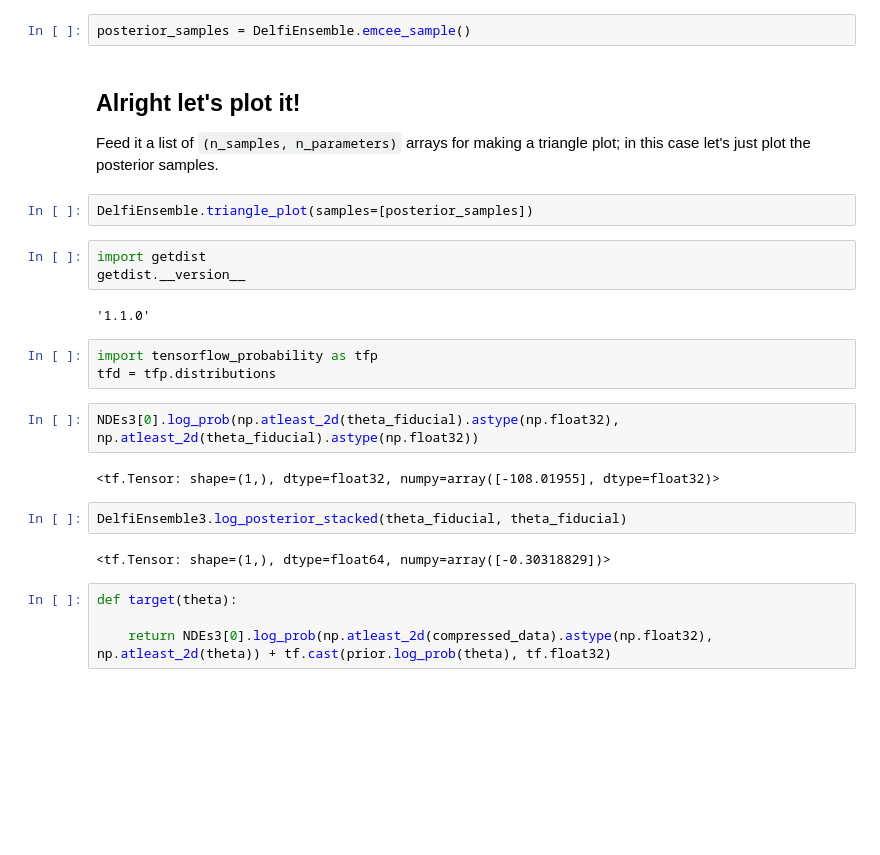
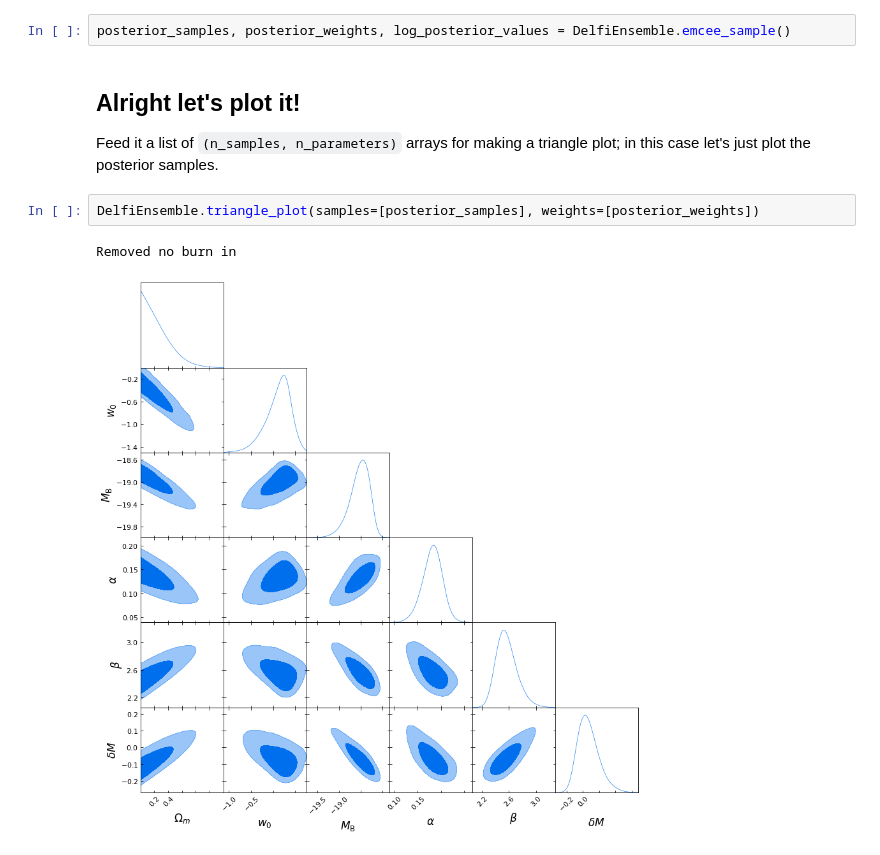
Before and after one commit to justinalsing/pydelfi, a Jupyter notebook: examples/jla_sne.ipynb, the cells around one changed output. Saved outputs shown, nothing was run; the diff lists cells and outputs as text; blank space fills up the shorter version.

```diff
--- a/examples/jla_sne.ipynb
+++ b/examples/jla_sne.ipynb
@@ -154,29 +170,12 @@ IndexError: index 100 is out of bounds for axis 0 with size 100
 # %% [markdown]
 ## Sample the learned posterior
 # %%
-posterior_samples = DelfiEnsemble.emcee_sample()
+posterior_samples, posterior_weights, log_posterior_values = DelfiEnsemble.emcee_sample()
 # %% [markdown]
 ## Alright let's plot it!
 Feed it a list of `(n_samples, n_parameters)` arrays for making a triangle plot; in this case let's just plot the posterior samples.
 # %%
-DelfiEnsemble.triangle_plot(samples=[posterior_samples])
+DelfiEnsemble.triangle_plot(samples=[posterior_samples], weights=[posterior_weights])
+# %% [output]
+Removed no burn in
+[figure, added]
-# %%
-import getdist
-getdist.__version__
-# %% [output]
-'1.1.0'
-# %%
-import tensorflow_probability as tfp
-tfd = tfp.distributions
-# %%
-NDEs3[0].log_prob(np.atleast_2d(theta_fiducial).astype(np.float32), np.atleast_2d(theta_fiducial).astype(np.float32))
-# %% [output]
-<tf.Tensor: shape=(1,), dtype=float32, numpy=array([-108.01955], dtype=float32)>
-# %%
-DelfiEnsemble3.log_posterior_stacked(theta_fiducial, theta_fiducial)
-# %% [output]
-<tf.Tensor: shape=(1,), dtype=float64, numpy=array([-0.30318829])>
-# %%
-def target(theta):
-
-    return NDEs3[0].log_prob(np.atleast_2d(compressed_data).astype(np.float32), np.atleast_2d(theta)) + tf.cast(prior.log_prob(theta), tf.float32)
```
Also changed, not shown: parts of 14 cells of this notebook, 3 other files.
